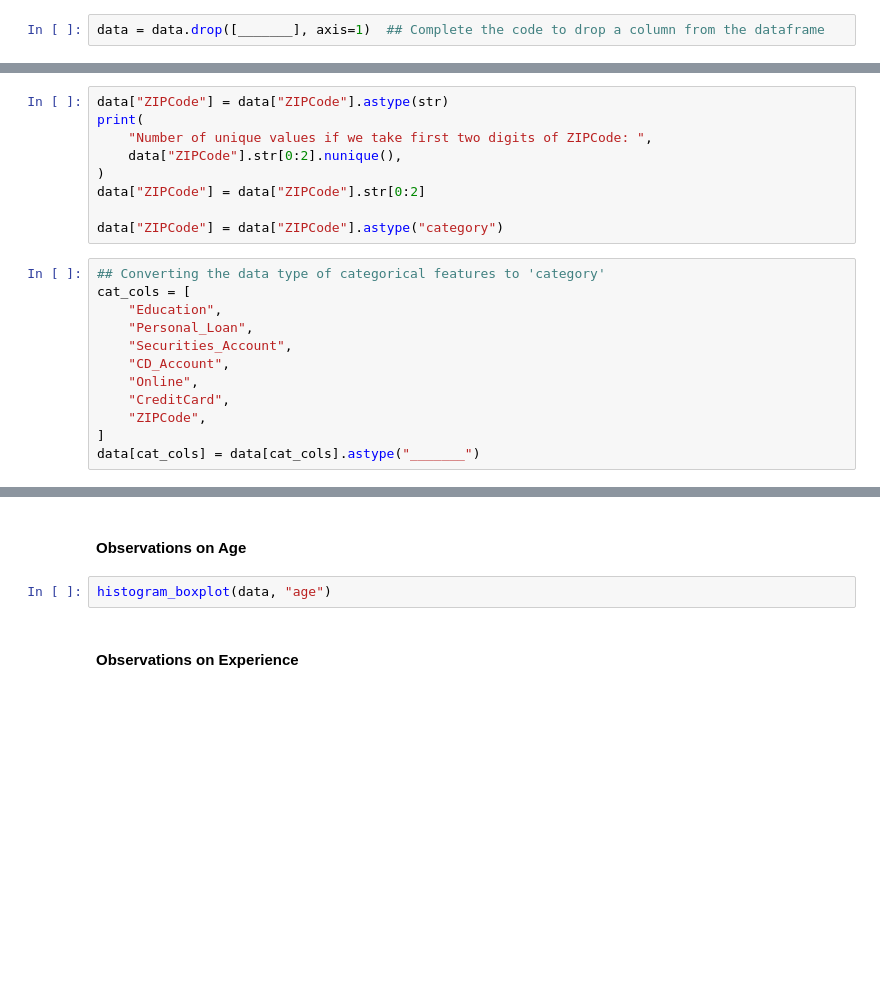
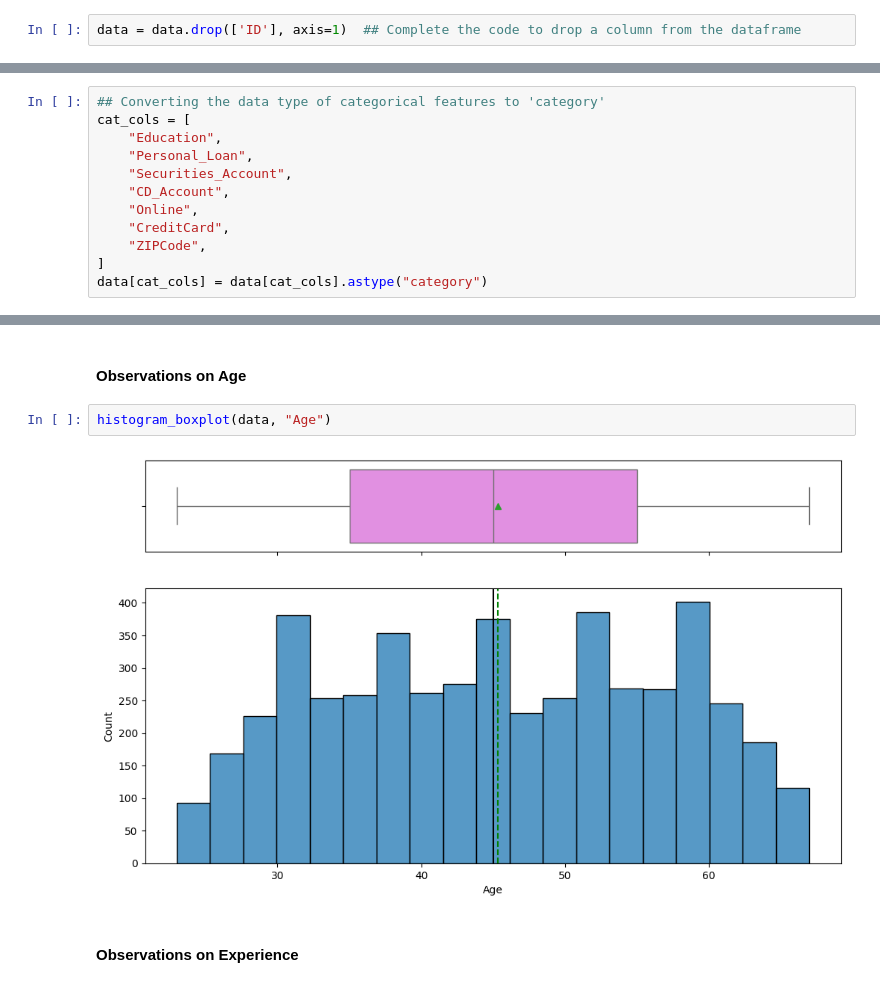
Before and after one commit to ark214/probable-excursions, a Jupyter notebook: Notebooks/Project/low-code-assignment.ipynb, the cells around one changed output, grey strips where cells are left out. Drawn from its saved outputs; the diff is of its cells as text; blank space fills up the shorter version.

```diff
--- a/Notebooks/Project/low-code-assignment.ipynb
+++ b/Notebooks/Project/low-code-assignment.ipynb
@@ -110,7 +160,7 @@ data._______.T  ## Complete the code to print the statistical summary of the dat
 # %% [markdown]
 ### Dropping columns
 # %%
-data = data.drop([_______], axis=1)  ## Complete the code to drop a column from the dataframe
+data = data.drop(['ID'], axis=1)  ## Complete the code to drop a column from the dataframe
 # %% [markdown]
 ## Data Preprocessing
 # %% [markdown]
@@ -135,12 +184,3 @@ data["ZIPCode"].nunique()
-# %%
-data["ZIPCode"] = data["ZIPCode"].astype(str)
-print(
-    "Number of unique values if we take first two digits of ZIPCode: ",
-    data["ZIPCode"].str[0:2].nunique(),
-)
-data["ZIPCode"] = data["ZIPCode"].str[0:2]
-
-data["ZIPCode"] = data["ZIPCode"].astype("category")
 # %%
 ## Converting the data type of categorical features to 'category'
 cat_cols = [
@@ -152,7 +192,7 @@ cat_cols = [
     "CreditCard",
     "ZIPCode",
 ]
-data[cat_cols] = data[cat_cols].astype("_______")
+data[cat_cols] = data[cat_cols].astype("category")
 # %% [markdown]
 ## <a name='link2'>Exploratory Data Analysis (EDA)</a>
 # %% [markdown]
@@ -242,7 +282,9 @@ def labeled_barplot(data, feature, perc=False, n=None):
 # %% [markdown]
 #### Observations on Age
 # %%
-histogram_boxplot(data, "age")
+histogram_boxplot(data, "Age")
+# %% [output]
+[figure, added]
 # %% [markdown]
 #### Observations on Experience
 # %%
```
Also changed, not shown: parts of 64 cells of this notebook.
